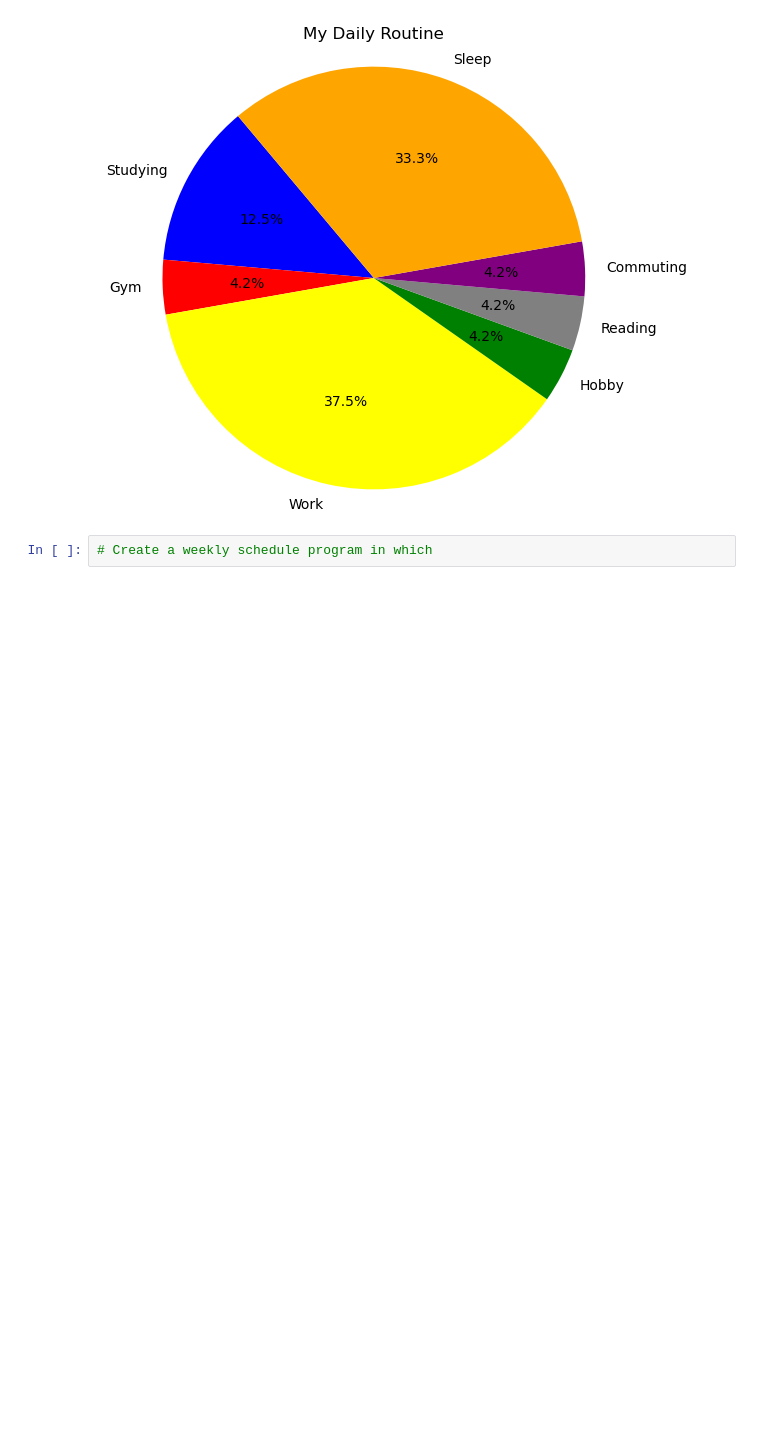
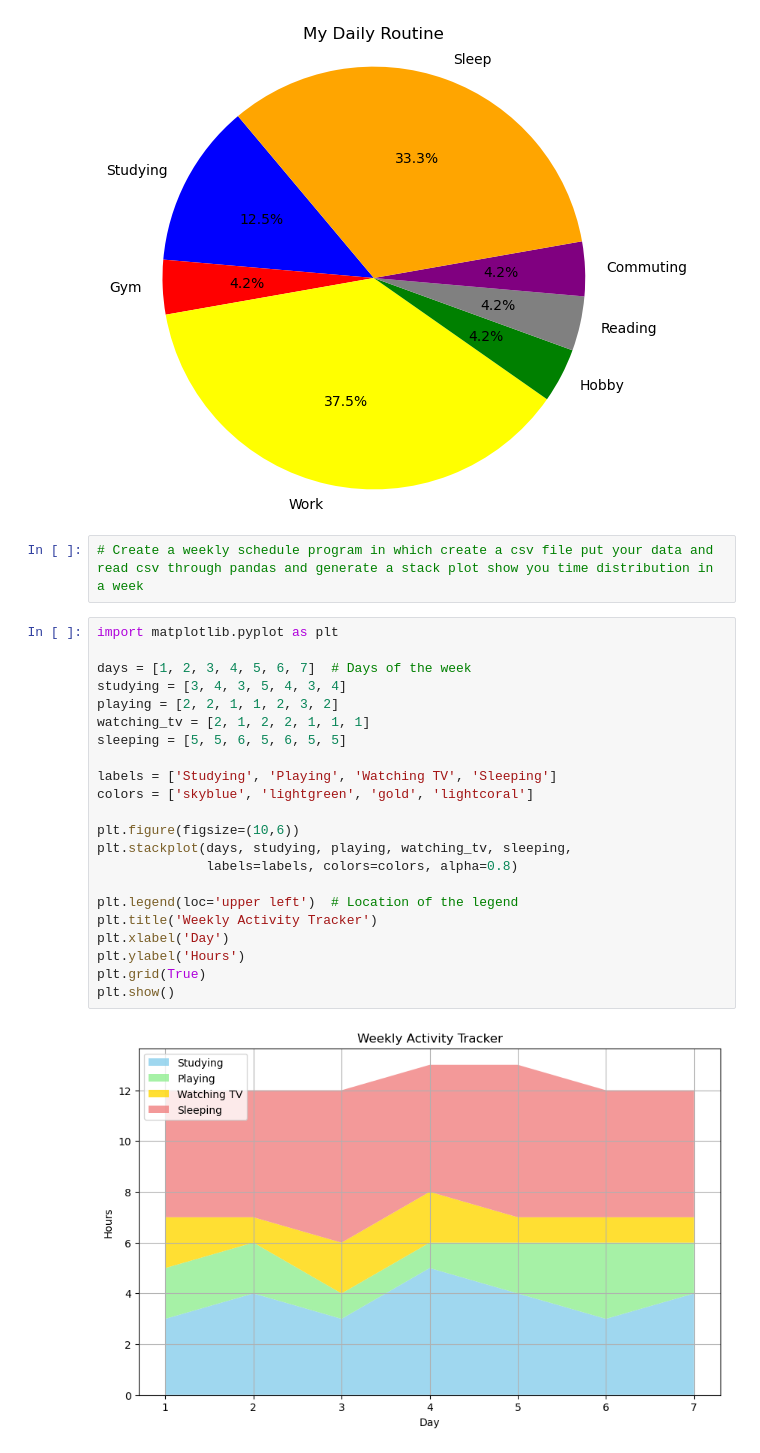
Before and after one commit to Kabir-Khan7/data-science-foundations, a Jupyter notebook: 04_Step_Data_Visualization/01_Matplotlib.ipynb, the cells around one changed output. Cells and saved outputs as stored; diff of their text form; blank space fills up the shorter version.

```diff
--- a/04_Step_Data_Visualization/01_Matplotlib.ipynb
+++ b/04_Step_Data_Visualization/01_Matplotlib.ipynb
@@ -130,4 +130,28 @@ plt.axis('equal')
  np.float64(1.0999978851683392))
 [figure]
 # %%
-# Create a weekly schedule program in which
+# Create a weekly schedule program in which create a csv file put your data and read csv through pandas and generate a stack plot show you time distribution in a week
+# %%
+import matplotlib.pyplot as plt
+
+days = [1, 2, 3, 4, 5, 6, 7]  # Days of the week
+studying = [3, 4, 3, 5, 4, 3, 4]
+playing = [2, 2, 1, 1, 2, 3, 2]
+watching_tv = [2, 1, 2, 2, 1, 1, 1]
+sleeping = [5, 5, 6, 5, 6, 5, 5]
+
+labels = ['Studying', 'Playing', 'Watching TV', 'Sleeping']
+colors = ['skyblue', 'lightgreen', 'gold', 'lightcoral']
+
+plt.figure(figsize=(10,6))
+plt.stackplot(days, studying, playing, watching_tv, sleeping,
+              labels=labels, colors=colors, alpha=0.8)
+
+plt.legend(loc='upper left')  # Location of the legend
+plt.title('Weekly Activity Tracker')
+plt.xlabel('Day')
+plt.ylabel('Hours')
+plt.grid(True)
+plt.show()
+# %% [output]
+[figure, added]
```
Also changed, not shown: parts of 2 cells of this notebook, 1 other file.
